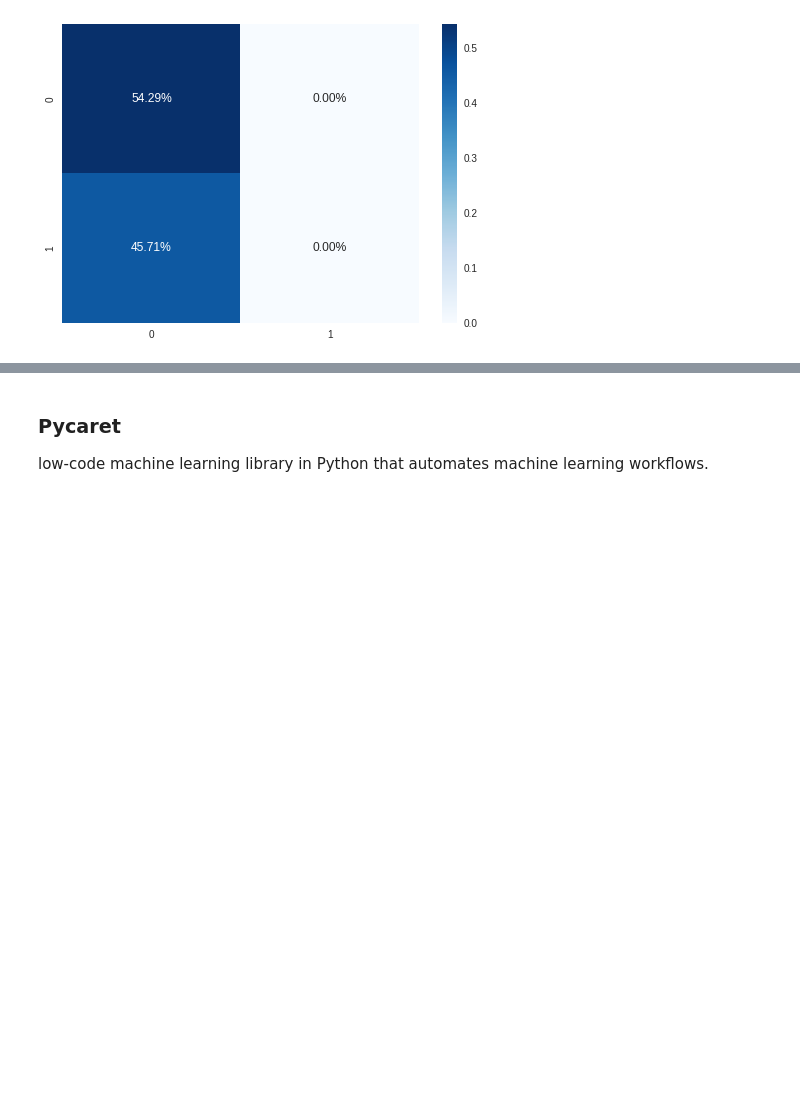
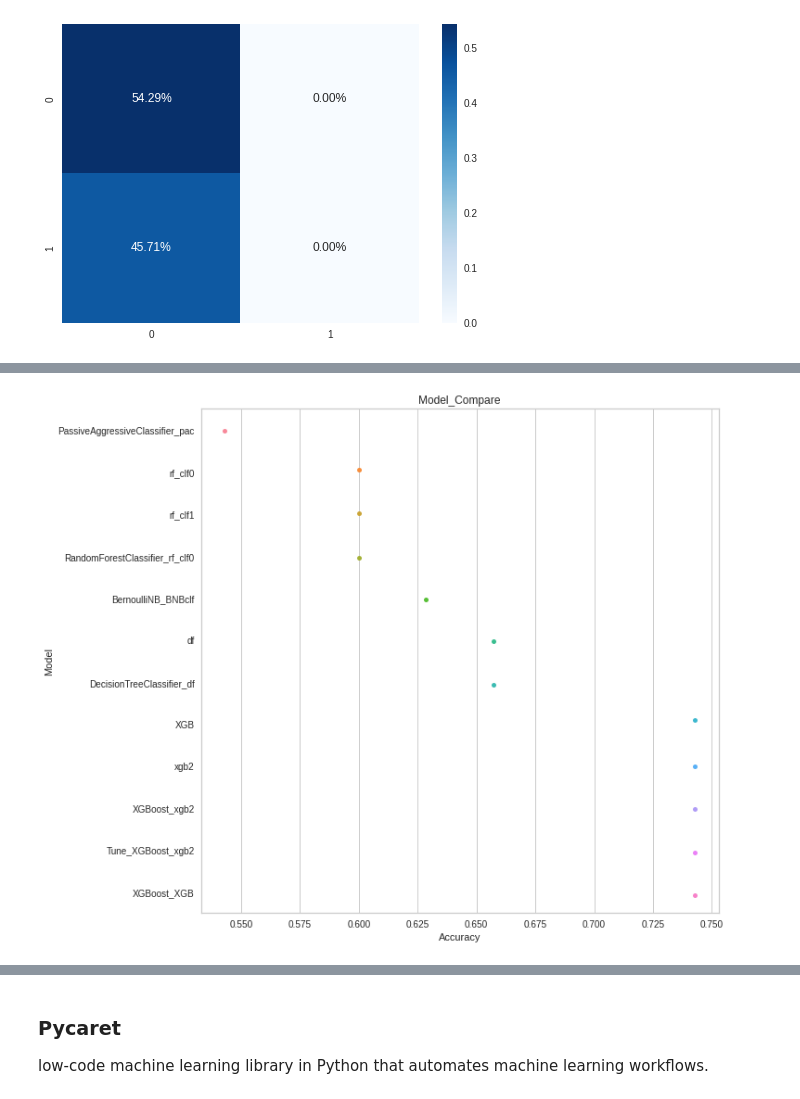
Before and after one commit to pascale25/Uv4pOPaRDHZhHnKE, a Jupyter notebook: Experiments_Happinesurvey_v2.ipynb, the cells around one changed output, grey strips where cells are left out. Cells and saved outputs as stored; diff of their text form; code cells hidden in the pictures; blank space fills up the shorter version.

```diff
--- a/Experiments_Happinesurvey_v2.ipynb
+++ b/Experiments_Happinesurvey_v2.ipynb
@@ -1184,0 +1239,9 @@ ax=sns.heatmap(cf_matrix/np.sum(cf_matrix), annot=True,
+# %%
+plt.figure(figsize=(10, 10))
+sns.stripplot(df_acc.Accuracy, df_acc.Model);
+plt.xlabel('Accuracy')
+plt.ylabel('Model')
+plt.title('Model_Compare')
+plt.show()
+# %% [output]
+[figure, added]
```
Also changed, not shown: parts of 45 cells of this notebook.
